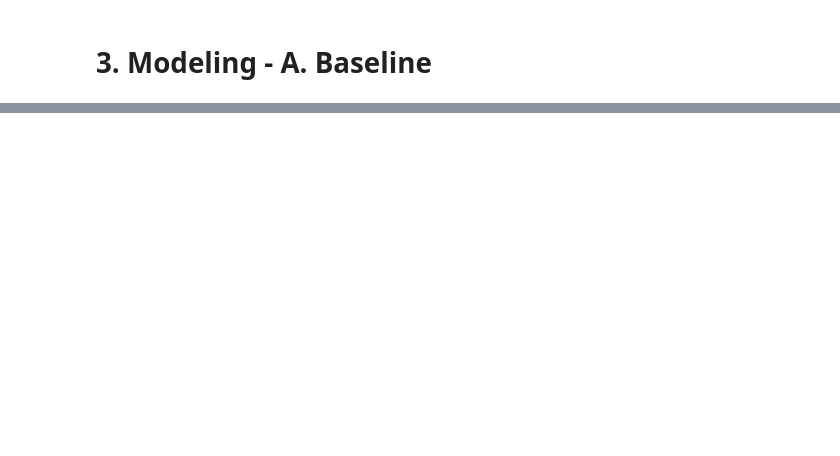
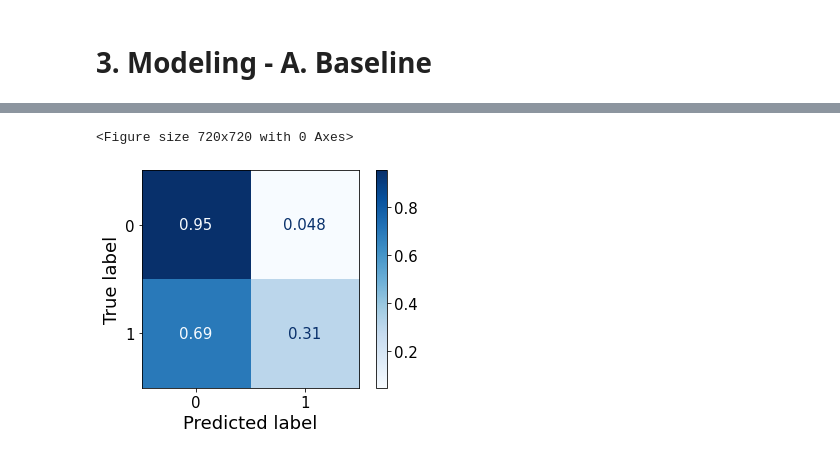
Before and after one commit to soyhyoj/WiDS-Datathon-2021, a Jupyter notebook: notebooks/EDA.ipynb, the cells around one changed output, grey strips where cells are left out. Saved outputs shown, nothing was run; the diff lists cells and outputs as text; code cells hidden in the pictures; blank space fills up the shorter version.

```diff
--- a/notebooks/EDA.ipynb
+++ b/notebooks/EDA.ipynb
@@ -345,0 +360,8 @@ Name: diabetes_mellitus, Length: 134, dtype: float64
+# %%
+train_new = train_new.sort_values('encounter_id')
+test_new = test_new.sort_values('encounter_id')
+
+train_new.set_index('encounter_id', inplace=True)
+test_new.set_index('encounter_id', inplace=True)
+
+test_new.head()
@@ -345,0 +396,10 @@ Name: diabetes_mellitus, Length: 134, dtype: float64
+# %%
+# Let's say we drop the entire rows of columns of which >=30% are empty
+# since those will be hard to be imputed in the future
+less_than_30p = prop_nulls[prop_nulls < 0.3]
+cols_to_keep = list(less_than_30p.index)
+train_new = train_new[[c for c in cols_to_keep if c in test_new.columns] + ['diabetes_mellitus']]
+test_new = test_new[[c for c in test_new.columns if c in cols_to_keep]]
+
+print(train_new.shape)
+print(test_new.shape)
@@ -345,0 +438,6 @@ Name: diabetes_mellitus, Length: 134, dtype: float64
+# %%
+# Convert string (categorical) values into numbers using dummies
+train_new = pd.get_dummies(train_new, drop_first=True, dtype='int64')
+test_new = pd.get_dummies(test_new, drop_first=True, dtype='int64')
+print(train_new.shape)
+print(test_new.shape)
@@ -345,0 +454,14 @@ Name: diabetes_mellitus, Length: 134, dtype: float64
+# %%
+# Split the data into train and test sets for supervised learning.
+# Define features and the target
+# features = [col for col in train_new.columns if col != 'diabetes_mellitus']
+X = train_new[test_new.columns]
+y = train_new['diabetes_mellitus']
+
+# train_test split
+X_train, X_test, y_train, y_test = train_test_split(X, y, test_size=0.3)
+
+print(X_train.shape)
+print(X_test.shape)
+print(y_train.shape)
+print(y_test.shape)
@@ -432,8 +501,12 @@ print(classification_report(y_test, y_pred_baseline))
 # %%
 # Plot a confusion matrix using test sets
 plt.figure(figsize=(10,10))
-confusion_matrix = plot_confusion_matrix(logmodel, X_test, y_test, cmap='Blues', normalize='true')
+confusion_matrix = plot_confusion_matrix(logmodel, X_test, y_test,
+                                         cmap='Blues', normalize='true')
 plt.grid(False)
+# %% [output]
+<Figure size 720x720 with 0 Axes>
+[figure, added]
 # %%
 # Plot a precision_recall curve using test sets
 # Precision: TP / (TP+FP)
```
Also changed, not shown: parts of 37 cells of this notebook.
